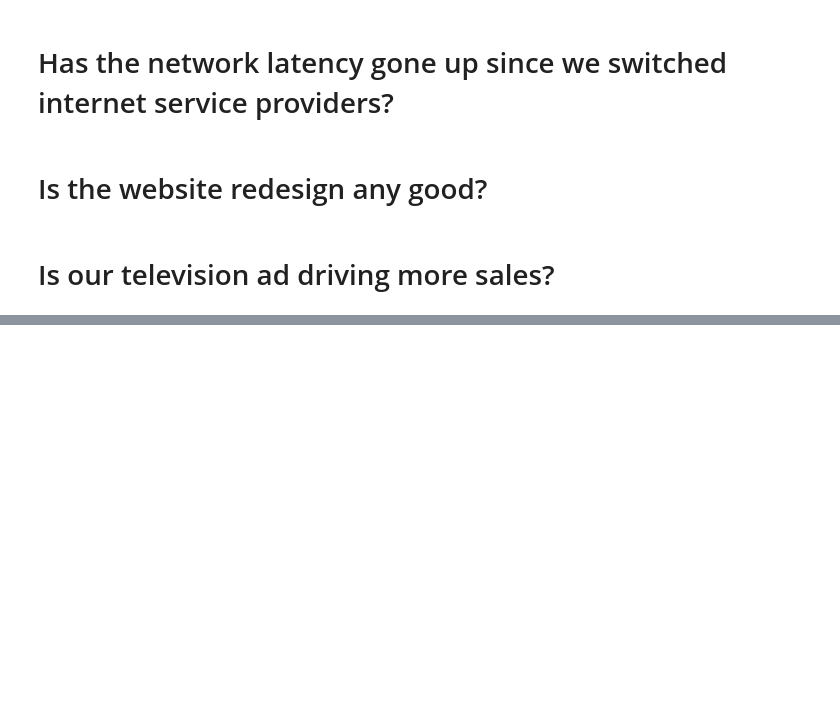
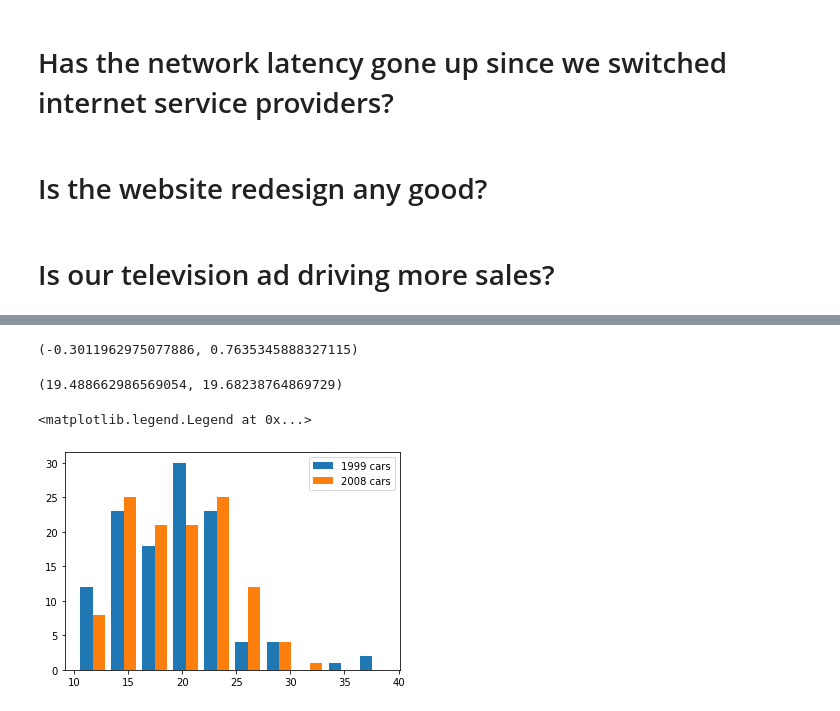
Before and after one commit to johngrinstead/statistics-exercises, a Jupyter notebook: hypothesis_testing.ipynb, the cells around one changed output, grey strips where cells are left out. Saved outputs shown, nothing was run; the diff lists cells and outputs as text; code cells hidden in the pictures; blank space fills up the shorter version.

```diff
--- a/hypothesis_testing.ipynb
+++ b/hypothesis_testing.ipynb
@@ -32,0 +90,3 @@ type2 = 'there was an increase in sales, but we thought there was not'
+# %%
+mpg = data('mpg')
+mpg.head(3)
@@ -32,0 +113,3 @@ type2 = 'there was an increase in sales, but we thought there was not'
+# %%
+mpg['avg_fe'] = stats.hmean(mpg[['cty', 'hwy']], axis =1)
+mpg.head()
@@ -32,0 +123,18 @@ type2 = 'there was an increase in sales, but we thought there was not'
+# %%
+fe_2008 = mpg[mpg.year == 2008].avg_fe
+fe_1999 = mpg[mpg.year == 1999].avg_fe
+# %%
+t, p = stats.ttest_ind(fe_2008, fe_1999)
+t, p
+# %% [output]
+(-0.3011962975077886, 0.7635345888327115)
+# %%
+fe_2008.mean(), fe_1999.mean()
+# %% [output]
+(19.488662986569054, 19.68238764869729)
+# %%
+plt.hist([fe_1999, fe_2008], label=["1999 cars", "2008 cars"])
+plt.legend(loc="upper right")
+# %% [output]
+<matplotlib.legend.Legend at 0x...>
+[figure, added]
```
Also changed, not shown: parts of 22 cells of this notebook.
